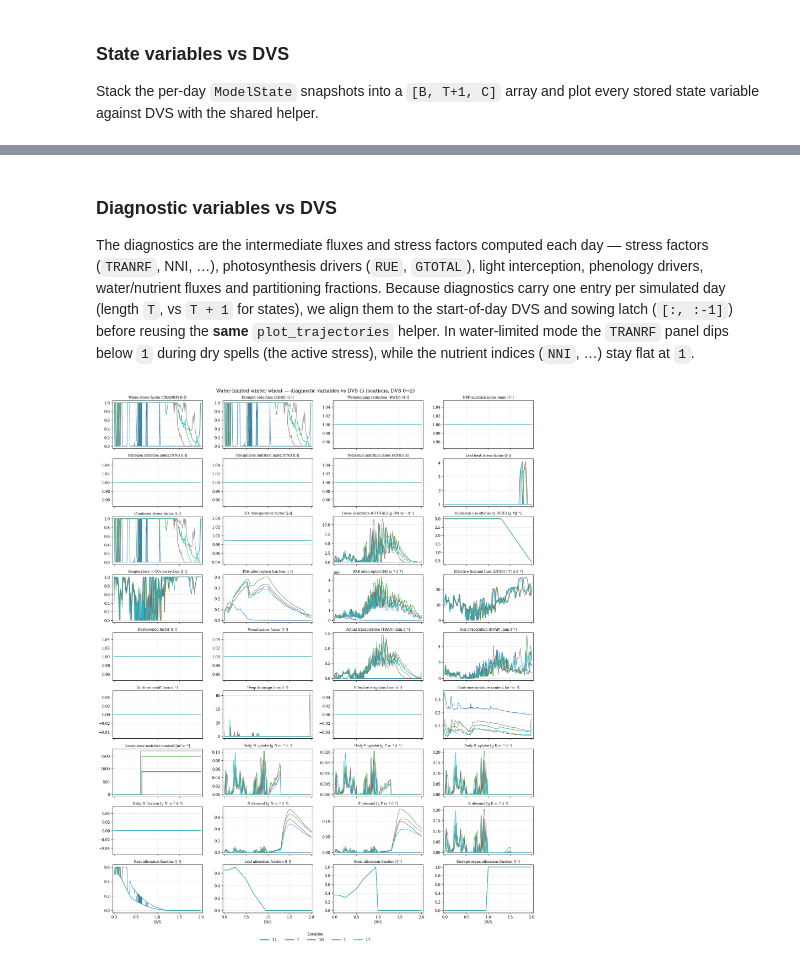
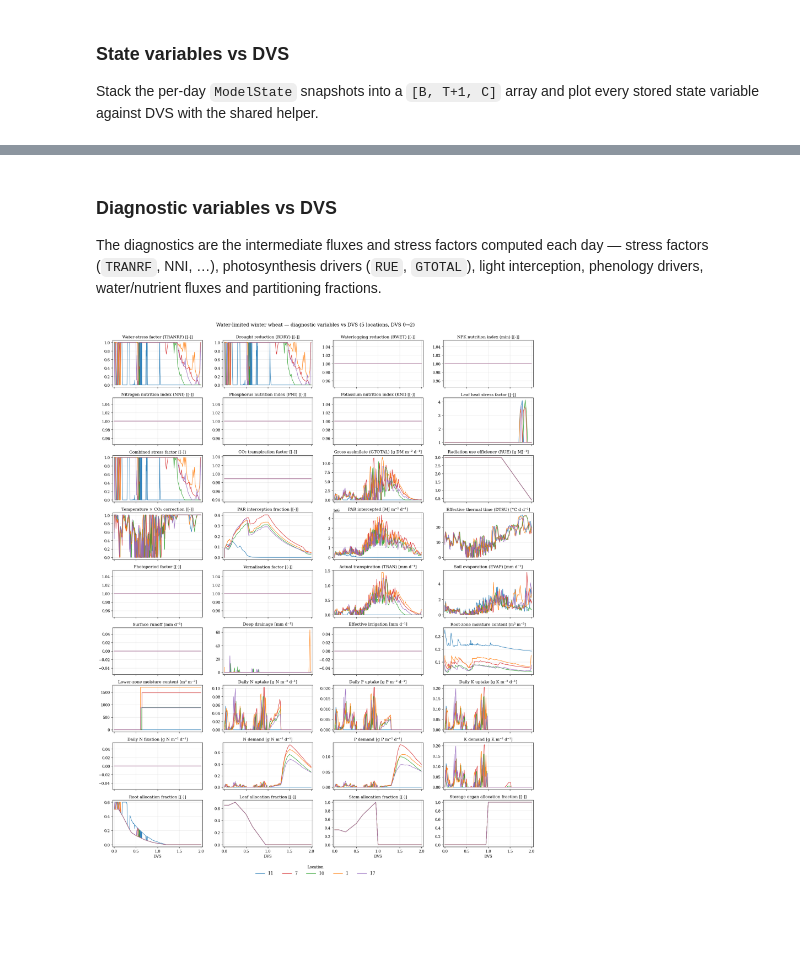
Before and after one commit to geonextgis/torchcrop, a Jupyter notebook: docs/examples/02_water_limited/water_limited_(winter_wheat).ipynb, the cells around one changed output, grey strips where cells are left out. Drawn from its saved outputs; the diff is of its cells as text; code cells hidden in the pictures; blank space fills up the shorter version.

```diff
--- a/docs/examples/02_water_limited/water_limited_(winter_wheat).ipynb
+++ b/docs/examples/02_water_limited/water_limited_(winter_wheat).ipynb
@@ -294,14 +284,18 @@ interval; DVS then climbs `0 → 1` (anthesis) `→ 2` (maturity).
 # %%
 from matplotlib.lines import Line2D
 
-# --- Pick the locations to plot (reproducible) and give each a colour. ---
-# These are shared by both the state and the diagnostic figure below.
+# Pick five random (reproducible) locations
 rng = np.random.default_rng(42)
 selected_idx = rng.choice(len(dataset.locations), size=5, replace=False)
 locations = [dataset.locations[i] for i in selected_idx]
 n_loc = len(locations)
-colors = plt.colormaps["tab10"](np.linspace(0, 1, n_loc))
-
+colors = [
+    "#1f77b4",  # blue
+    "#d62728",  # red
+    "#2ca02c",  # green
+    "#ff7f0e",  # orange
+    "#9467bd",  # purple
+]
 
 def mask_until_dvs2(sown_mask, dvs_vals):
     """Boolean mask selecting sown days up to and including maturity (DVS >= 2).
@@ -345,7 +339,7 @@ def plot_trajectories(traj, dvs, sown, field_names, meta, *, title, ncols=4):
             mask = mask_until_dvs2(sown[b] > 0, dvs[b])
             ax.plot(dvs[b][mask], traj[b, mask, j], color=colors[c], lw=1.2, alpha=0.9)
         label, unit = meta.get(fld, (fld, ""))
-        ax.set_title(f"{label} [{unit}]" if unit else label, fontsize=9)
+        ax.set_title(f"{label} [{unit}]" if unit else label, fontsize=11)
         ax.grid(alpha=0.3)
         ax.margins(x=0.02)
 
@@ -362,7 +356,7 @@ def plot_trajectories(traj, dvs, sown, field_names, meta, *, title, ncols=4):
         title="Location",
         loc="lower center",
         ncol=n_loc,
-        fontsize=11,
+        fontsize=12,
         bbox_to_anchor=(0.5, 0.01),
         frameon=False,
     )
@@ -462,14 +454,9 @@ plot_trajectories(
 The diagnostics are the intermediate fluxes and stress factors computed each
 day — stress factors (`TRANRF`, NNI, …), photosynthesis drivers (`RUE`,
 `GTOTAL`), light interception, phenology drivers, water/nutrient fluxes and
-partitioning fractions. Because diagnostics carry one entry per simulated day
-(length `T`, vs `T + 1` for states), we align them to the start-of-day DVS and
-sowing latch (`[:, :-1]`) before reusing the **same** `plot_trajectories`
-helper. In water-limited mode the `TRANRF` panel dips below `1` during dry
-spells (the active stress), while the nutrient indices (`NNI`, …) stay flat
-at `1`.
+partitioning fractions.
 # %%
-# Human-readable label + unit for each DiagnosticState field.
+# Label + unit for each DiagnosticState field.
 DIAG_META = {
     # Stress factors
     "tranrf": ("Water-stress factor (TRANRF)", "[-]"),
@@ -503,34 +490,32 @@ DIAG_META = {
     "smactl": ("Lower-zone moisture content", "m³ m⁻³"),
     # Nutrient fluxes
     "nuptr": ("Daily N uptake", "g N m⁻² d⁻¹"),
     "puptr": ("Daily P uptake", "g P m⁻² d⁻¹"),
     "kuptr": ("Daily K uptake", "g K m⁻² d⁻¹"),
     "nfixtr": ("Daily N fixation", "g N m⁻² d⁻¹"),
     "n_demand": ("N demand", "g N m⁻² d⁻¹"),
     "p_demand": ("P demand", "g P m⁻² d⁻¹"),
     "k_demand": ("K demand", "g K m⁻² d⁻¹"),
     # Partitioning fractions
     "fr": ("Root allocation fraction", "[-]"),
     "fl": ("Leaf allocation fraction", "[-]"),
     "fs": ("Stem allocation fraction", "[-]"),
     "fo": ("Storage organ allocation fraction", "[-]"),
 }
 
 # Stack the per-day DiagnosticState snapshots into a [B, T, C] array.
 diag_field_names = output.diagnostics[0].field_names
 diag_traj = torch.stack(
     [s.stack() for s in output.diagnostics], dim=1
 ).cpu().numpy()  # [B, T, C]
 
-# Diagnostics have length T (one per simulated day) while states (and DVS /
-# the sowing latch) have length T+1, so drop the final day to align them.
 plot_trajectories(
     diag_traj,
     dvs_traj[:, :-1],
     sown_traj[:, :-1],
     diag_field_names,
     DIAG_META,
-    title="Water-limited winter wheat — diagnostic variables vs DVS (5 locations, DVS 0→2)",
+    title="Water-limited winter wheat — diagnostic variables vs DVS (5 locations, DVS 0→2)\n",
 )
 # %% [output]
-[figure, old version]
+[figure, new version]
```
Also changed, not shown: parts of 4 cells of this notebook.
